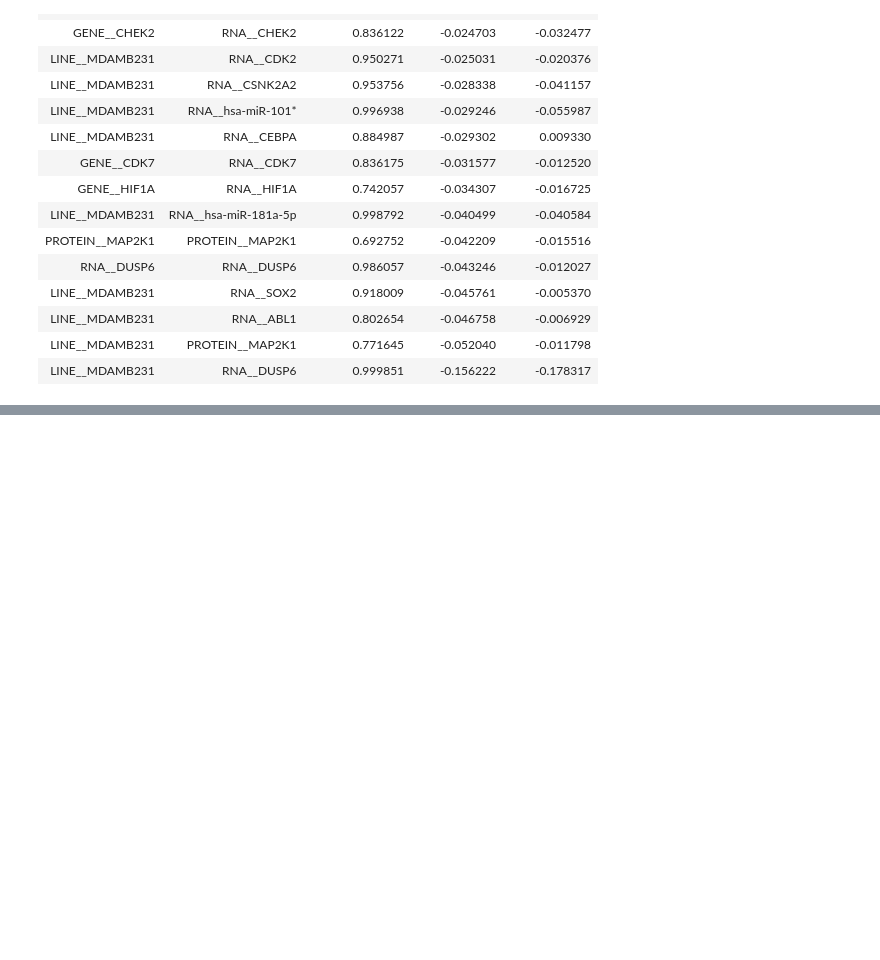
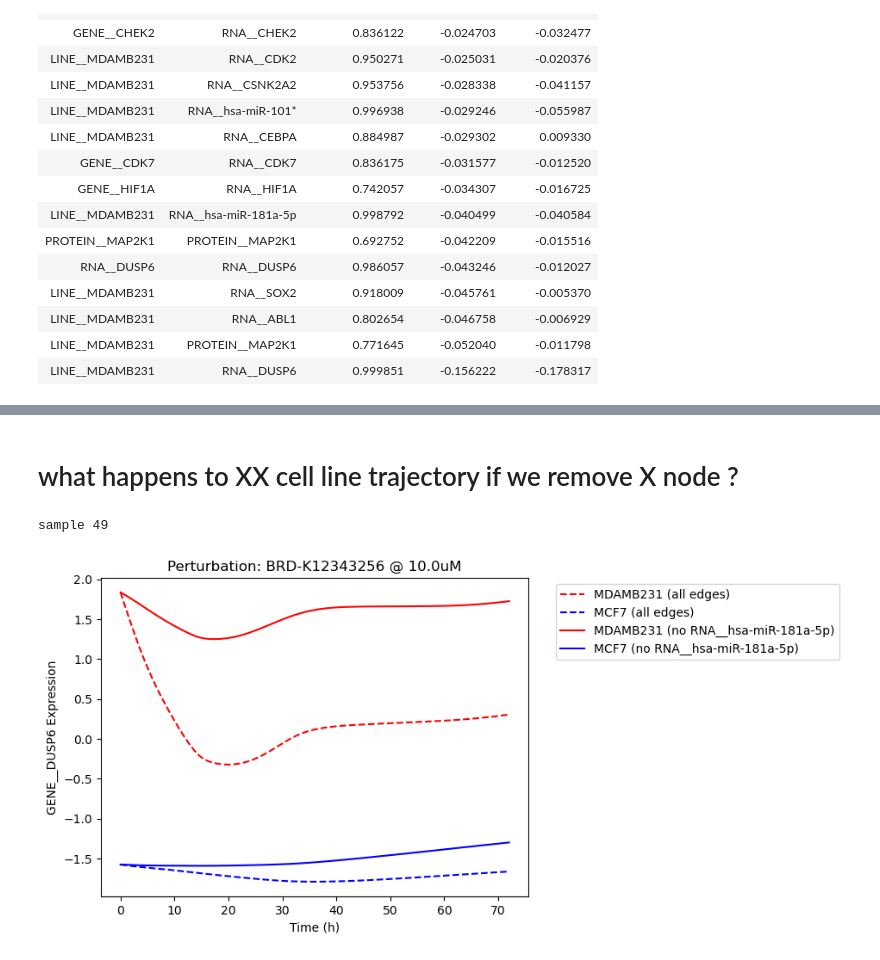
Before and after one commit to nathanieljevans/lincs-gsnn, a Jupyter notebook: notebooks/05d_EXPLAIN__Trametinib_MAPK.ipynb, the cells around one changed output, grey strips where cells are left out. Saved outputs shown, nothing was run; the diff lists cells and outputs as text; code cells hidden in the pictures; blank space fills up the shorter version.

```diff
--- a/notebooks/05d_EXPLAIN__Trametinib_MAPK.ipynb
+++ b/notebooks/05d_EXPLAIN__Trametinib_MAPK.ipynb
@@ -236,8 +354,0 @@ cres_agg.reset_index().sort_values(by='mean_ig_score', ascending=False).tail(15)
-# %%
-root_gsnn = '/home/teddy/local/workflow_outputs/lincs-gsnn/all_edges_included'
-root_traj = '/home/teddy/local/workflow_outputs/lincs-traj/default_v03_from_arc'
-
-sample_id = 'sample_0'
-
-dxdt_dir = os.path.join(root_traj, f'predict_grid/{sample_id}/dxdt/')
-obs_dir = os.path.join(root_traj, f'predict_grid/{sample_id}/obs/')
@@ -1119,0 +355,2 @@ Final loss: 18.623110
+# %% [markdown]
+# what happens to XX cell line trajectory if we remove X node ?
@@ -1119,0 +506,47 @@ Final loss: 18.623110
+# %%
+res_masked = {}
+for sample_ix in range(50):
+    print(f'sample {sample_ix}', end='\r')
+    sample_id = f'sample_{sample_ix}'
+    x1_t_hat, x2_t_hat, x1_t_hat_nm, x2_t_hat_nm = run(root_gsnn, root_traj, sample_id, target_gene, remove_name, cell1, cell2, drug, dose, t=t)
+    res_masked[sample_id] = {f'{cell1}_masked_{remove_name}': x1_t_hat_nm,
+                            f'{cell2}_masked_{remove_name}': x2_t_hat_nm,
+                            f'{cell1}_all': x1_t_hat,
+                            f'{cell2}_all': x2_t_hat}
+# %% [output]
+sample 49
+# %%
+plt.figure()
+
+diffs1 = []
+diffs2 = []
+for i, sample_id in enumerate(res_masked):
+    x1_t_hat, x2_t_hat = res_masked[sample_id][f'{cell1}_all'], res_masked[sample_id][f'{cell2}_all']
+    x1_t_hat_nm, x2_t_hat_nm = res_masked[sample_id][f'{cell1}_masked_{remove_name}'], res_masked[sample_id][f'{cell2}_masked_{remove_name}']
+
+    diffs1.append(x1_t_hat_nm - x1_t_hat)
+    diffs2.append(x2_t_hat_nm - x2_t_hat)
+
+    if i == 0:
+        plt.plot(np.linspace(0,t.max().item(), x1_t_hat.shape[0]), x1_t_hat.detach().cpu().numpy(), 'r--', label=f'{cell1} (all edges)')
+        plt.plot(np.linspace(0,t.max().item(), x2_t_hat.shape[0]), x2_t_hat.detach().cpu().numpy(), 'b--', label=f'{cell2} (all edges)')
+        plt.plot(np.linspace(0,t.max().item(), x1_t_hat_nm.shape[0]), x1_t_hat_nm.detach().cpu().numpy(), 'r-', label=f'{cell1} (no {remove_name})')
+        plt.plot(np.linspace(0,t.max().item(), x2_t_hat_nm.shape[0]), x2_t_hat_nm.detach().cpu().numpy(), 'b-', label=f'{cell2} (no {remove_name})')
+    else:
+        plt.plot(np.linspace(0,t.max().item(), x1_t_hat.shape[0]), x1_t_hat.detach().cpu().numpy(), 'r--')
+        plt.plot(np.linspace(0,t.max().item(), x2_t_hat.shape[0]), x2_t_hat.detach().cpu().numpy(), 'b--')
+        plt.plot(np.linspace(0,t.max().item(), x1_t_hat_nm.shape[0]), x1_t_hat_nm.detach().cpu().numpy(), 'r-')
+        plt.plot(np.linspace(0,t.max().item(), x2_t_hat_nm.shape[0]), x2_t_hat_nm.detach().cpu().numpy(), 'b-')
+
+    break
+
+plt.title(f'Perturbation: {drug} @ {dose}uM')
+plt.xlabel('Time (h)')
+plt.ylabel(f'{target_gene} Expression')
+plt.legend(bbox_to_anchor=(1.05, 1), loc='upper left')
+plt.show()
+
+diffs1 = torch.stack(diffs1, dim=0)
+diffs2 = torch.stack(diffs2, dim=0)
+# %% [output]
+[figure, added]
```
Also changed, not shown: parts of 94 cells of this notebook, 8 other files.
